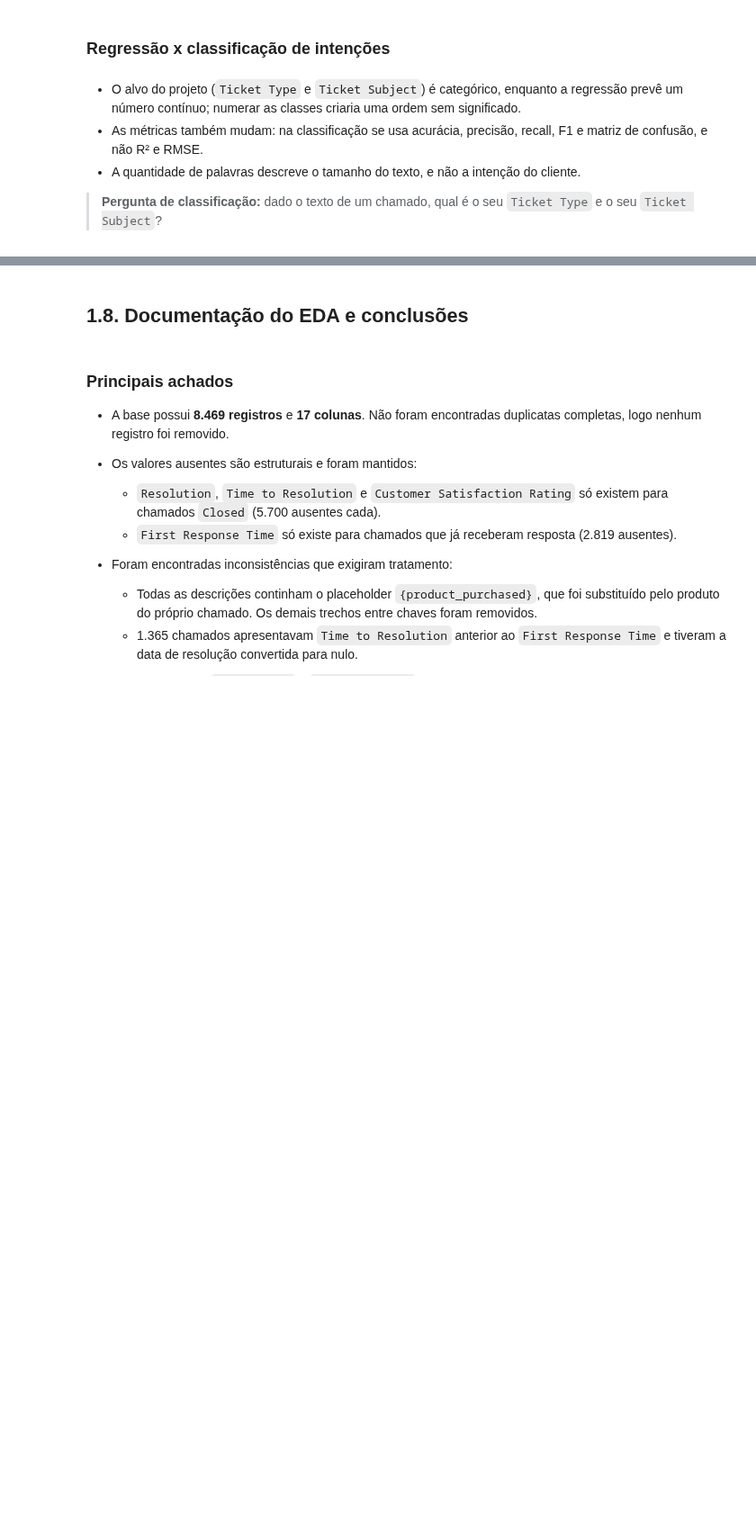
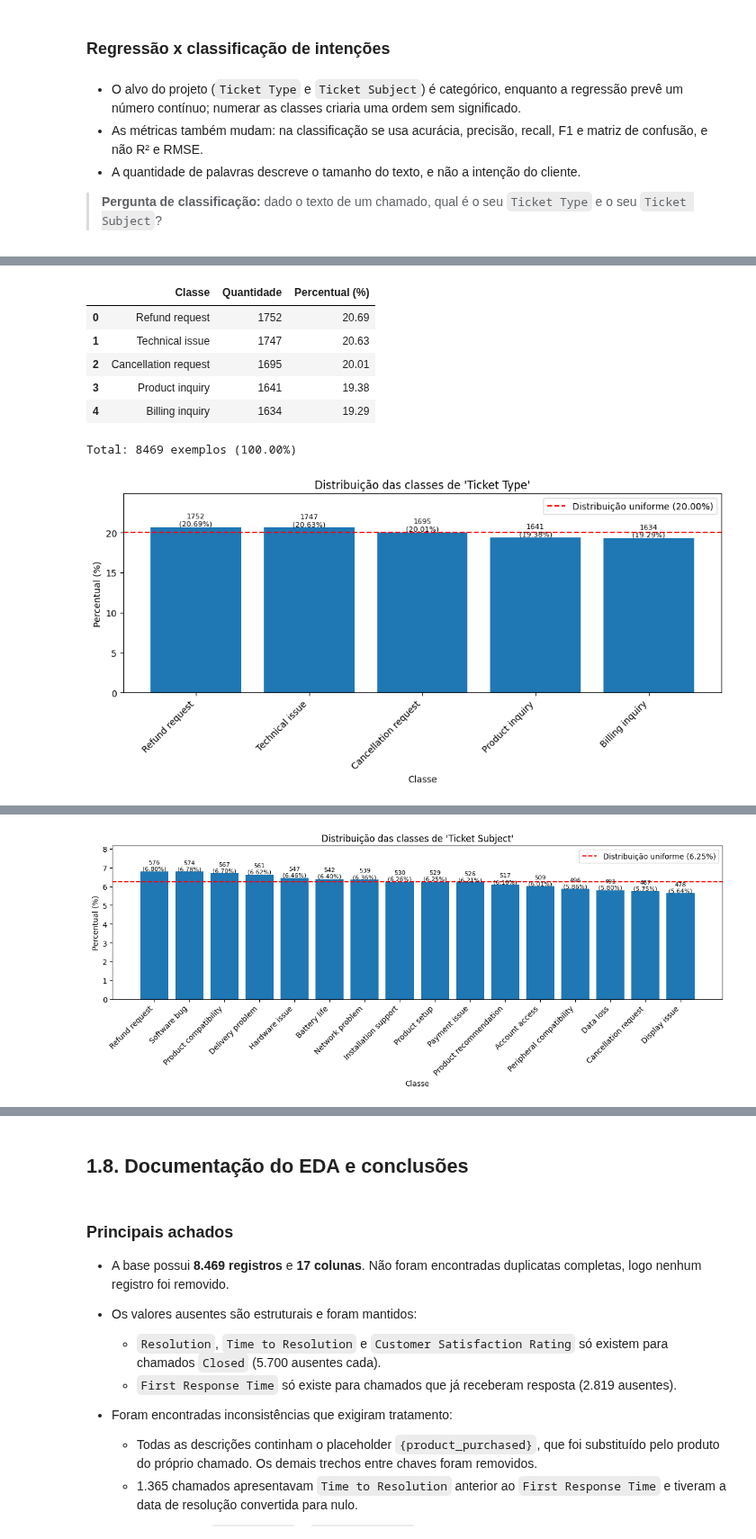
Before and after one commit to Phoenix7290/Caua_Guilherme_Gustavo_Marcos, a Jupyter notebook: eda/eda.ipynb, the cells around one changed output, grey strips where cells are left out. Shown at 90% size. Saved outputs shown, nothing was run; the diff lists cells and outputs as text; code cells hidden in the pictures; blank space fills up the shorter version.

```diff
--- a/eda/eda.ipynb
+++ b/eda/eda.ipynb
@@ -3015,0 +3031,68 @@ Teste Shapiro-Wilk, p-valor: 6.319738818254146e-29
+# %%
+coluna_texto = "Ticket Description"
+coluna_alvo = "Ticket Type"
+coluna_alvo_secundario = "Ticket Subject"
+
+X = df[coluna_texto]
+y = df[coluna_alvo]
+
+print_formatado("1. Entrada (X) e alvo (y):")
+print(f"X: '{coluna_texto}' -> {X.shape[0]} textos")
+print(f"y: '{coluna_alvo}'  -> {y.nunique()} classes")
+print(f"\nExemplo:\n  X = {X.iloc[0]!r}\n  y = {y.iloc[0]!r}")
+
+
+def distribuicao_classes(serie):
+    """Quantidade e percentual de exemplos por classe, da mais para a menos frequente."""
+    contagem = serie.value_counts()
+    tabela = pd.DataFrame({
+        "Classe": contagem.index.astype(str),
+        "Quantidade": contagem.values,
+        "Percentual (%)": (contagem.values / contagem.sum() * 100).round(2),
+    })
+    return tabela
+
+
+def grafico_distribuicao(tabela, titulo, figsize=(10, 5)):
+    percentual_uniforme = 100 / len(tabela)
+    plt.figure(figsize=figsize)
+    barras = plt.bar(tabela["Classe"], tabela["Percentual (%)"])
+    plt.bar_label(barras, labels=[f"{q}\n({p:.2f}%)" for q, p in zip(tabela["Quantidade"], tabela["Percentual (%)"])], fontsize=8)
+    plt.axhline(percentual_uniforme, color="red", linestyle="--", label=f"Distribuição uniforme ({percentual_uniforme:.2f}%)")
+    plt.title(titulo)
+    plt.xlabel("Classe")
+    plt.ylabel("Percentual (%)")
+    plt.xticks(rotation=45, ha="right")
+    plt.ylim(0, tabela["Percentual (%)"].max() * 1.2)
+    plt.legend()
+    plt.tight_layout()
+    plt.show()
+
+
+def resumo_balanceamento(tabela):
+    maior, menor = tabela.iloc[0], tabela.iloc[-1]
+    razao = maior["Quantidade"] / menor["Quantidade"]
+    print(f"Classe mais frequente : {maior['Classe']} ({maior['Quantidade']} | {maior['Percentual (%)']:.2f}%)")
+    print(f"Classe menos frequente: {menor['Classe']} ({menor['Quantidade']} | {menor['Percentual (%)']:.2f}%)")
+    print(f"Razão maior/menor     : {razao:.2f}")
+    print(f"Acurácia de um classificador que sempre prevê a classe majoritária: {maior['Percentual (%)']:.2f}%")
+    print(f"Acurácia esperada de um chute aleatório uniforme                  : {100 / len(tabela):.2f}%")
+
+
+print_formatado("2. Classes de intenção e distribuição - Ticket Type (alvo principal):")
+dist_tipo = distribuicao_classes(y)
+display(dist_tipo)
+print(f"\nTotal: {dist_tipo['Quantidade'].sum()} exemplos ({dist_tipo['Percentual (%)'].sum():.2f}%)")
+grafico_distribuicao(dist_tipo, "Distribuição das classes de 'Ticket Type'")
+
+print_formatado("3. Balanceamento - Ticket Type:")
+resumo_balanceamento(dist_tipo)
+
+print_formatado("4. Classes e distribuição - Ticket Subject (alvo secundário):")
+dist_assunto = distribuicao_classes(df[coluna_alvo_secundario])
+display(dist_assunto)
+grafico_distribuicao(dist_assunto, "Distribuição das classes de 'Ticket Subject'", figsize=(12, 5))
+
+print_formatado("5. Balanceamento - Ticket Subject:")
+resumo_balanceamento(dist_assunto)
+# %% [output]
@@ -3015,0 +3113,8 @@ Teste Shapiro-Wilk, p-valor: 6.319738818254146e-29
+|  | Classe | Quantidade | Percentual (%) |
+| 0 | Refund request | 1752 | 20.69 |
+| 1 | Technical issue | 1747 | 20.63 |
+| 2 | Cancellation request | 1695 | 20.01 |
+| 3 | Product inquiry | 1641 | 19.38 |
+| 4 | Billing inquiry | 1634 | 19.29 |
+Total: 8469 exemplos (100.00%)
+[figure, added]
@@ -3015,0 +3151 @@ Teste Shapiro-Wilk, p-valor: 6.319738818254146e-29
+[figure, added]
```
Also changed, not shown: parts of 3 cells of this notebook, 1 other file.
